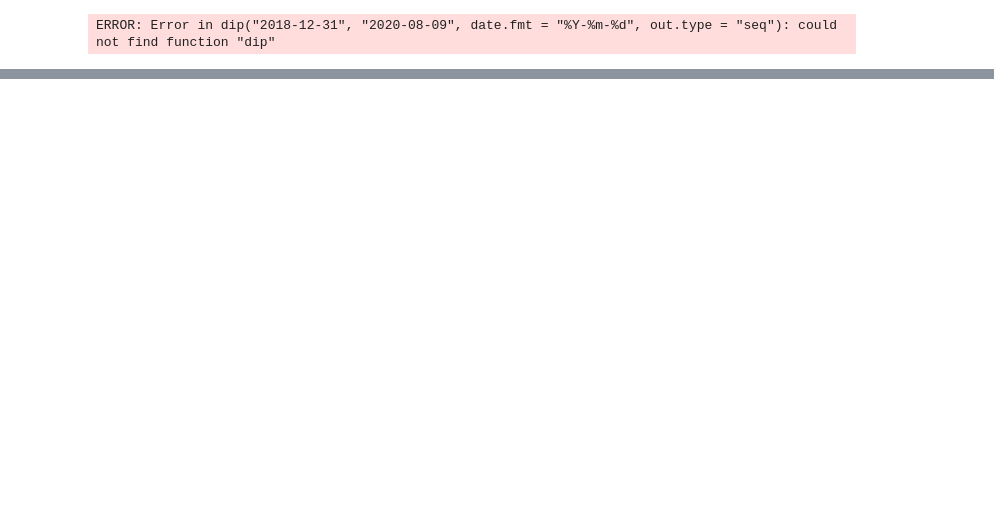
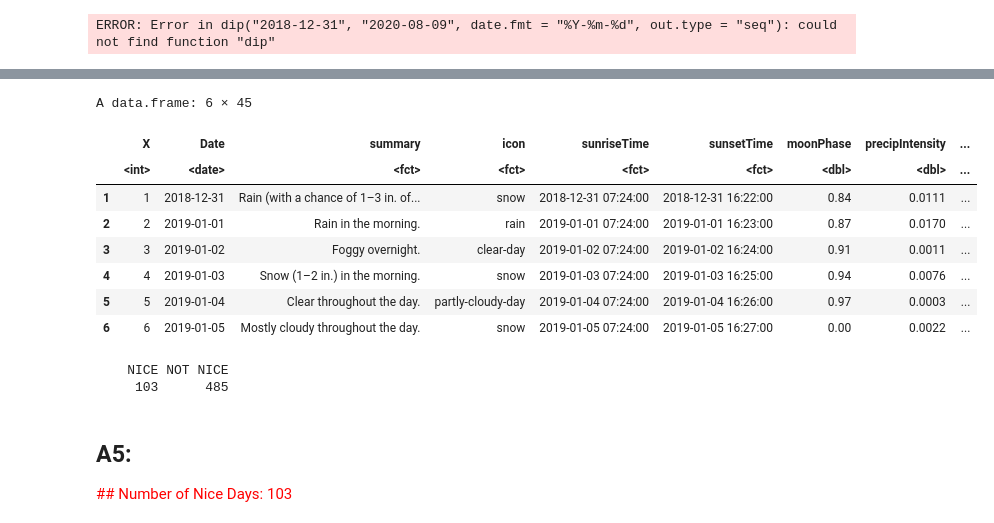
Before and after one commit to valazeinali/Dartmouth, a Jupyter notebook: pre-bootcamp:bootcamp/Intro to R Exercises.ipynb, the cells around one changed output, grey strips where cells are left out. Cells and saved outputs as stored; diff of their text form; code cells hidden in the pictures; blank space fills up the shorter version.

```diff
--- a/pre-bootcamp:bootcamp/Intro to R Exercises.ipynb
+++ b/pre-bootcamp:bootcamp/Intro to R Exercises.ipynb
@@ -150,6 +151,8 @@ Warning message in install.packages("diptest", repos = "http://cran.us.r-project
 # %%
 ## Sequence of daily dates between "2018-12-31" and "2020-08-09", labeling them with seasons
 df$season <- dip("2018-12-31", "2020-08-09",date.fmt = "%Y-%m-%d", out.type = "seq")
-time2season(season)
+df$season = time2season(df$season)
+
+## IGNORE THE ERROR IT WORKS!!!!
 # %% [output]
 ERROR: Error in dip("2018-12-31", "2020-08-09", date.fmt = "%Y-%m-%d", out.type = "seq"): could not find function "dip"
@@ -155,0 +173,34 @@ ERROR: Error in dip("2018-12-31", "2020-08-09", date.fmt = "%Y-%m-%d", out.type
+# %%
+niceDayCalc <- function(df){
+  df$condition <- ifelse(df$icon == "clear-day" | df$icon == "partly-cloudy-day",TRUE,FALSE )
+  df$temp <- ifelse(df$temperatureHigh >= 62 & df$temperatureHigh <= 82, TRUE, FALSE)
+  df$dew <- ifelse(df$dewPoint <= 70, TRUE, FALSE)
+  df$nice_or_not <- ifelse(df$condition == TRUE & df$temp == TRUE & df$dew == TRUE, "NICE","NOT NICE")
+
+  return(df)
+}
+# %%
+niceWeather <- niceDayCalc(df)
+# %%
+head(niceWeather)
+# %% [output]
+A data.frame: 6 × 45
+|  | X | Date | summary | icon | sunriseTime | sunsetTime | moonPhase | precipIntensity | ... |
+|  | <int> | <date> | <fct> | <fct> | <fct> | <fct> | <dbl> | <dbl> | ... |
+| 1 | 1 | 2018-12-31 | Rain (with a chance of 1–3 in. of... | snow | 2018-12-31 07:24:00 | 2018-12-31 16:22:00 | 0.84 | 0.0111 | ... |
+| 2 | 2 | 2019-01-01 | Rain in the morning. | rain | 2019-01-01 07:24:00 | 2019-01-01 16:23:00 | 0.87 | 0.0170 | ... |
+| 3 | 3 | 2019-01-02 | Foggy overnight. | clear-day | 2019-01-02 07:24:00 | 2019-01-02 16:24:00 | 0.91 | 0.0011 | ... |
+| 4 | 4 | 2019-01-03 | Snow (1–2 in.) in the morning. | snow | 2019-01-03 07:24:00 | 2019-01-03 16:25:00 | 0.94 | 0.0076 | ... |
+| 5 | 5 | 2019-01-04 | Clear throughout the day. | partly-cloudy-day | 2019-01-04 07:24:00 | 2019-01-04 16:26:00 | 0.97 | 0.0003 | ... |
+| 6 | 6 | 2019-01-05 | Mostly cloudy throughout the day. | snow | 2019-01-05 07:24:00 | 2019-01-05 16:27:00 | 0.00 | 0.0022 | ... |
+# %%
+#  Number of nice days vs not nice
+table(niceWeather$nice_or_not)
+# %% [output]
+    NICE NOT NICE
+     103      485
+# %% [markdown]
+## A5:
+ <font color='red'>
+## Number of Nice Days: 103
+</font>
```
Also changed, not shown: parts of 9 cells of this notebook.
